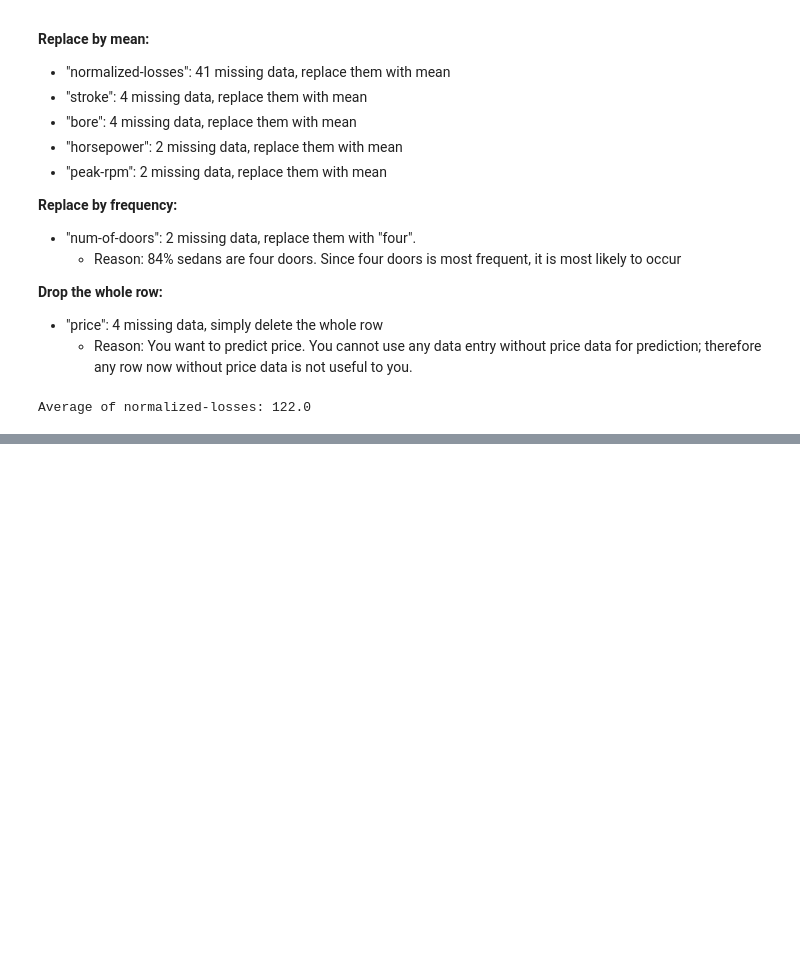
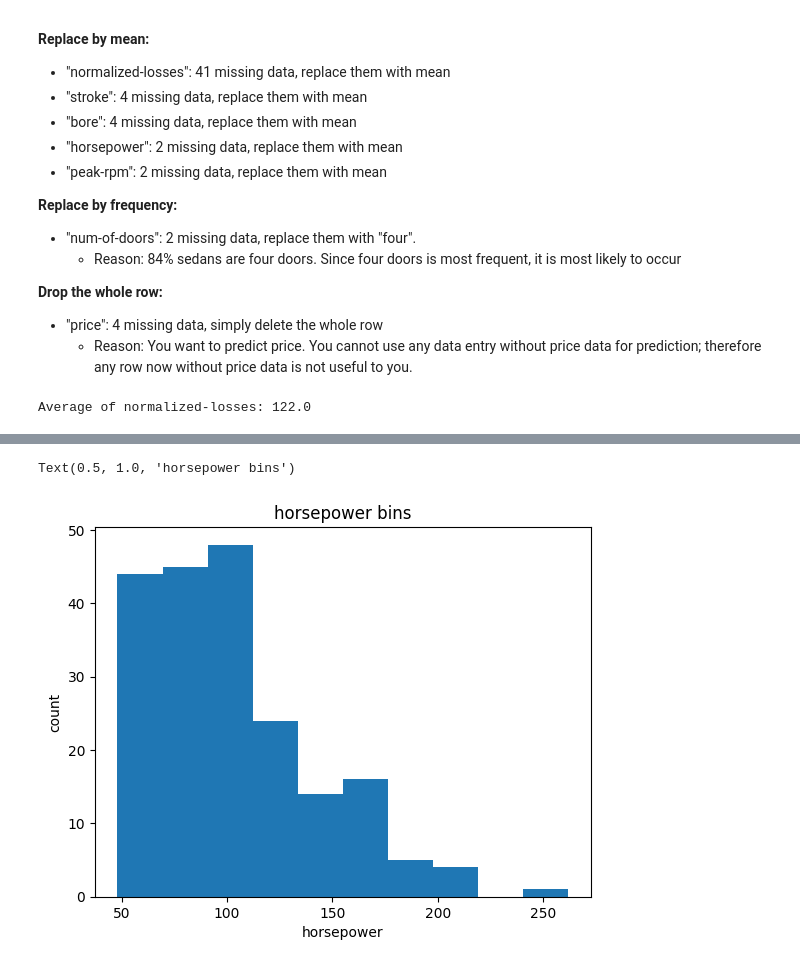
Before and after one commit to lavginjupalli-star/Learning, a Jupyter notebook: Datacleaning_python.ipynb, the cells around one changed output, grey strips where cells are left out. Saved outputs shown, nothing was run; the diff lists cells and outputs as text; code cells hidden in the pictures; blank space fills up the shorter version.

```diff
--- a/Datacleaning_python.ipynb
+++ b/Datacleaning_python.ipynb
@@ -158,0 +235,7 @@ df['stroke']=df['stroke'].replace(np.nan,avg_stroke)
+# %%
+# simply drop whole row with NaN in "price" column
+df.dropna(subset=["price"], axis=0, inplace=True)
+
+# reset index, because we droped two rows
+df.reset_index(drop=True, inplace=True)
+df.head()
@@ -158,0 +284,5 @@ df['stroke']=df['stroke'].replace(np.nan,avg_stroke)
+# %%
+df[["bore", "stroke"]] = df[["bore", "stroke"]].astype("float")
+df[["normalized-losses"]] = df[["normalized-losses"]].astype("int")
+df[["price"]] = df[["price"]].astype("float")
+df[["peak-rpm"]] = df[["peak-rpm"]].astype("float")
@@ -158,0 +318,7 @@ df['stroke']=df['stroke'].replace(np.nan,avg_stroke)
+# %%
+# Convert mpg to L/100km by mathematical operation (235 divided by mpg)
+df['city-L/100km'] = 235/df["city-mpg"]
+#change the name of column to "highway-L/100km"
+df.rename(columns={'mpg to L/100km':'highway-mpg'})
+# check your transformed data
+df.head()
@@ -158,0 +359,20 @@ df['stroke']=df['stroke'].replace(np.nan,avg_stroke)
+# %%
+avg_hp = df["horsepower"].astype(float).mean()
+df["horsepower"] = df["horsepower"].replace(np.nan, avg_hp)
+df["horsepower"] = df["horsepower"].astype(int)
+# %%
+#Convert data to correct format:
+df["horsepower"]=df["horsepower"].astype(int, copy=True)
+#Plot the histogram of horsepower to see the distribution of horsepower.
+%matplotlib inline
+import matplotlib as plt
+from matplotlib import pyplot
+plt.pyplot.hist(df["horsepower"])
+
+# set x/y labels and plot title
+plt.pyplot.xlabel("horsepower")
+plt.pyplot.ylabel("count")
+plt.pyplot.title("horsepower bins")
+# %% [output]
+Text(0.5, 1.0, 'horsepower bins')
+[figure, added]
```
Also changed, not shown: parts of 23 cells of this notebook.
